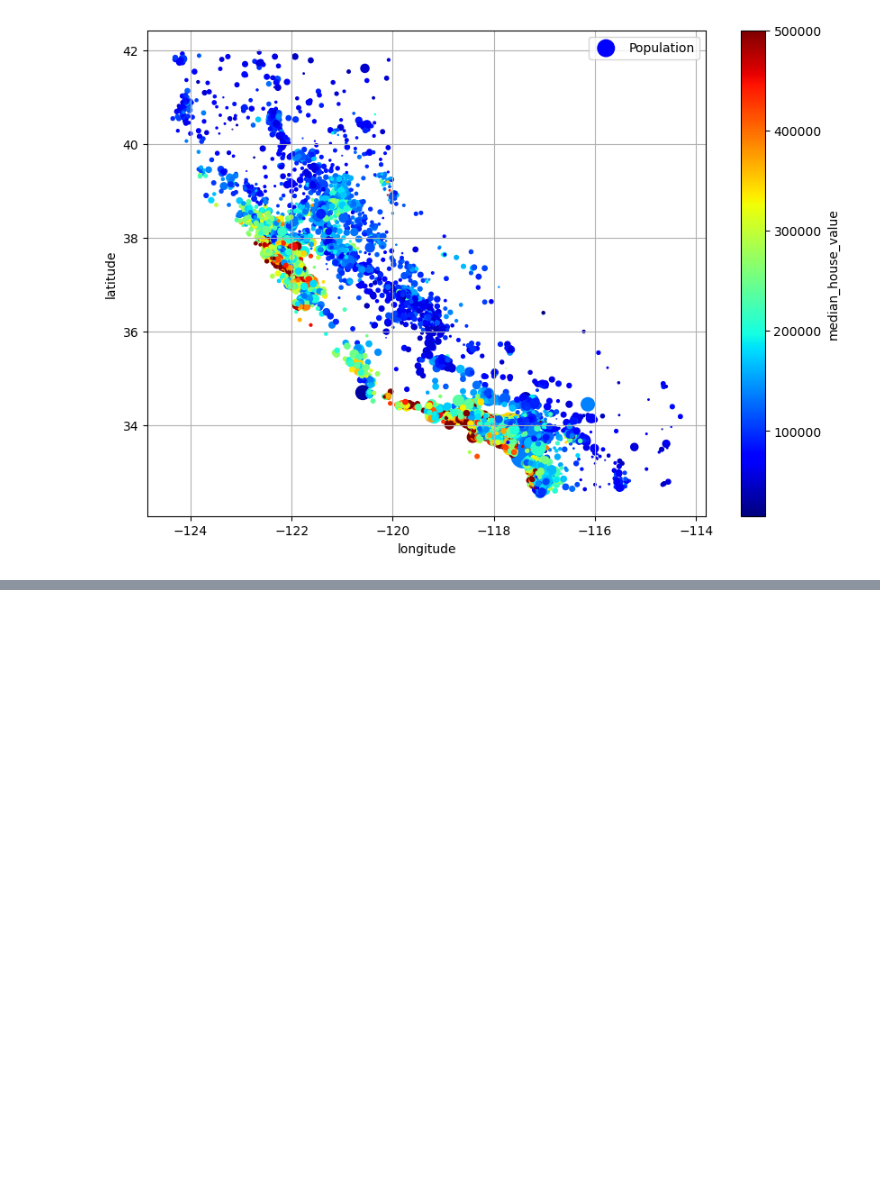
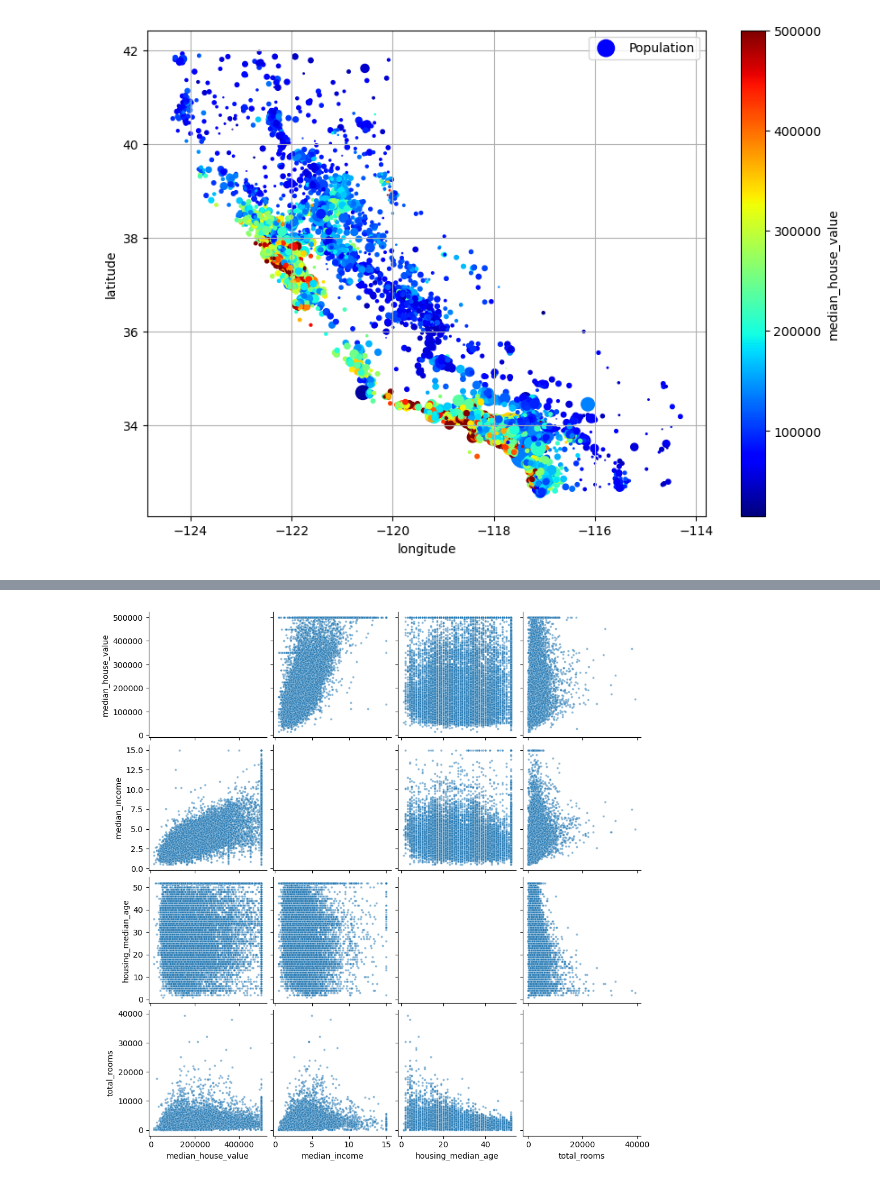
Before and after one commit to parteek020202/hp_practice, a Jupyter notebook: main.ipynb, the cells around one changed output, grey strips where cells are left out. Cells and saved outputs as stored; diff of their text form; code cells hidden in the pictures; blank space fills up the shorter version.

```diff
--- a/main.ipynb
+++ b/main.ipynb
@@ -122,0 +139,13 @@ plt.show()
+# %%
+#creating new attributes using combinations of different attributes
+housing["rooms_per_house"] = housing["total_rooms"]/housing["households"]
+housing["bedrooms_ratio"] = housing["total_bedrooms"]/housing["total_rooms"]
+housing["people_per_house"] = housing["population"]/housing["households"]
+# %%
+#correlation matrix scatter plot
+import seaborn as sns
+attributes = ["median_house_value", "median_income", "housing_median_age", "total_rooms"]
+sns.pairplot(housing[attributes], diag_kind="scatter", plot_kws={"alpha": 0.5, "s": 8})
+plt.show()
+# %% [output]
+[figure, added]
```
Also changed, not shown: parts of 12 cells of this notebook.
